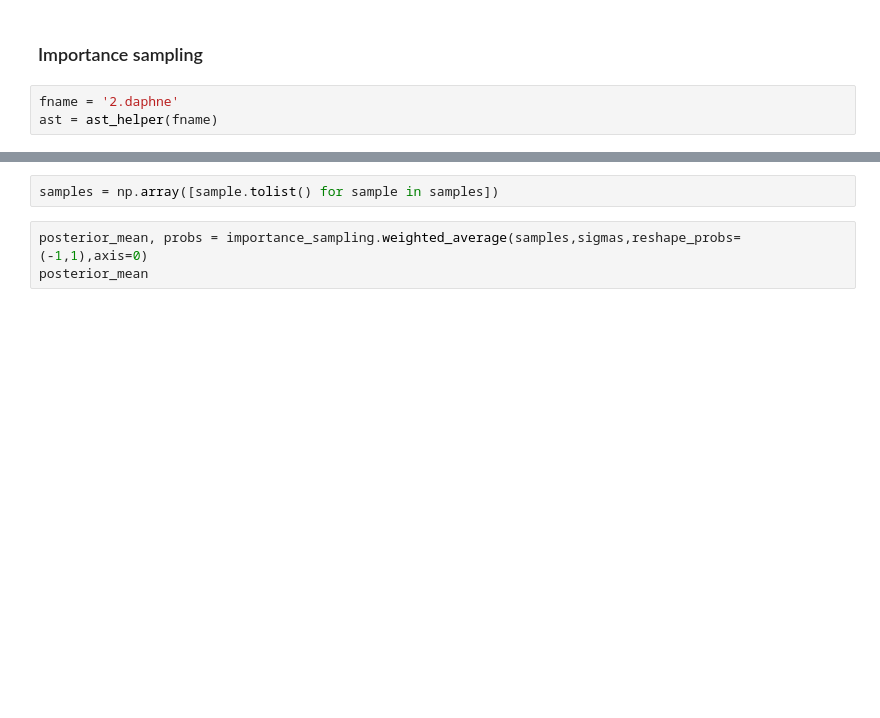
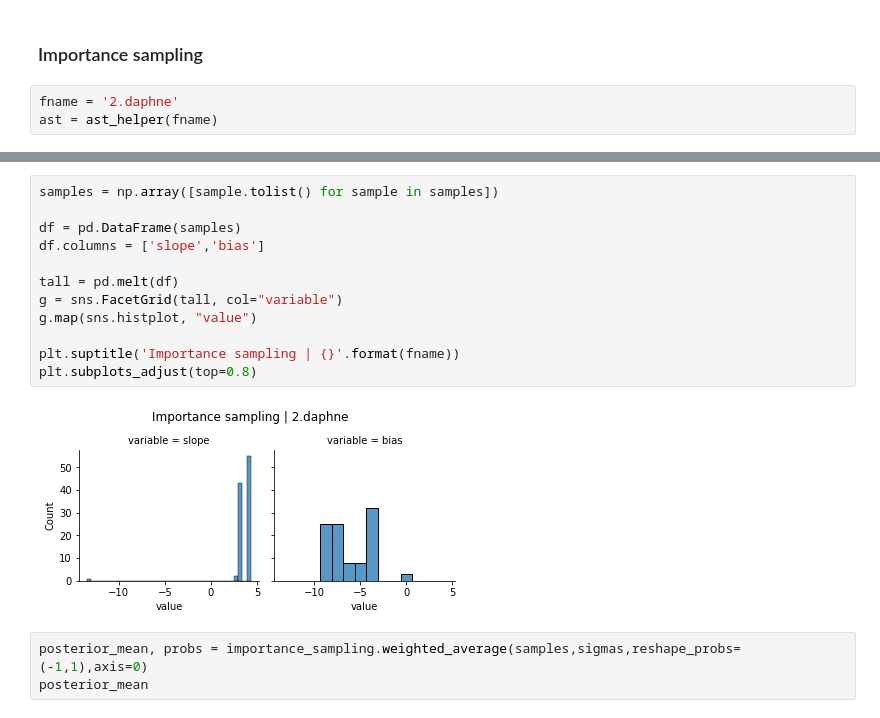
Before and after one commit to geoffwoollard/prob_prog, a Jupyter notebook: hw/hw3/hw3.ipynb, the cells around one changed output, grey strips where cells are left out. Drawn from its saved outputs; the diff is of its cells as text; blank space fills up the shorter version.

Commit message:
distribution plots for IS and MH Gibbs

```diff
--- a/hw/hw3/hw3.ipynb
+++ b/hw/hw3/hw3.ipynb
@@ -226,5 +230,17 @@ samples, sigmas = parse.take_samples(num_samples=1000,ast=ast)
-# %%
-samples = np.array([sample.tolist() for sample in samples])
+# %%
+samples = np.array([sample.tolist() for sample in samples])
+
+df = pd.DataFrame(samples)
+df.columns = ['slope','bias']
+
+tall = pd.melt(df)
+g = sns.FacetGrid(tall, col="variable")
+g.map(sns.histplot, "value")
+
+plt.suptitle('Importance sampling | {}'.format(fname))
+plt.subplots_adjust(top=0.8)
+# %% [output]
+[figure, added]
 # %%
 posterior_mean, probs = importance_sampling.weighted_average(samples,sigmas,reshape_probs=(-1,1),axis=0)
 posterior_mean
```
Also changed, not shown: parts of 14 cells of this notebook.
